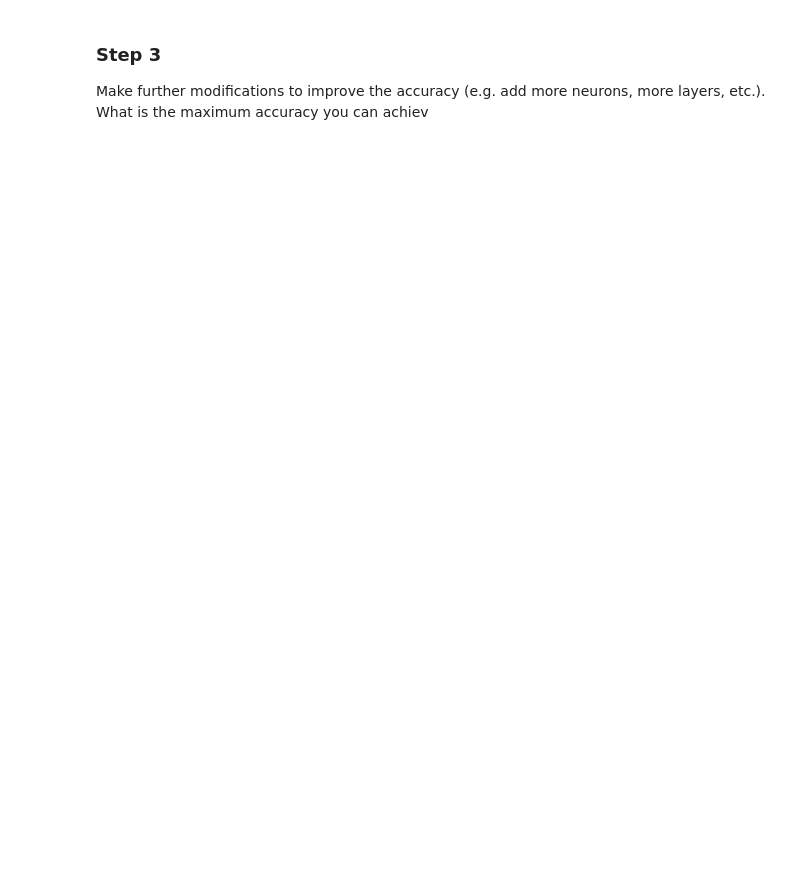
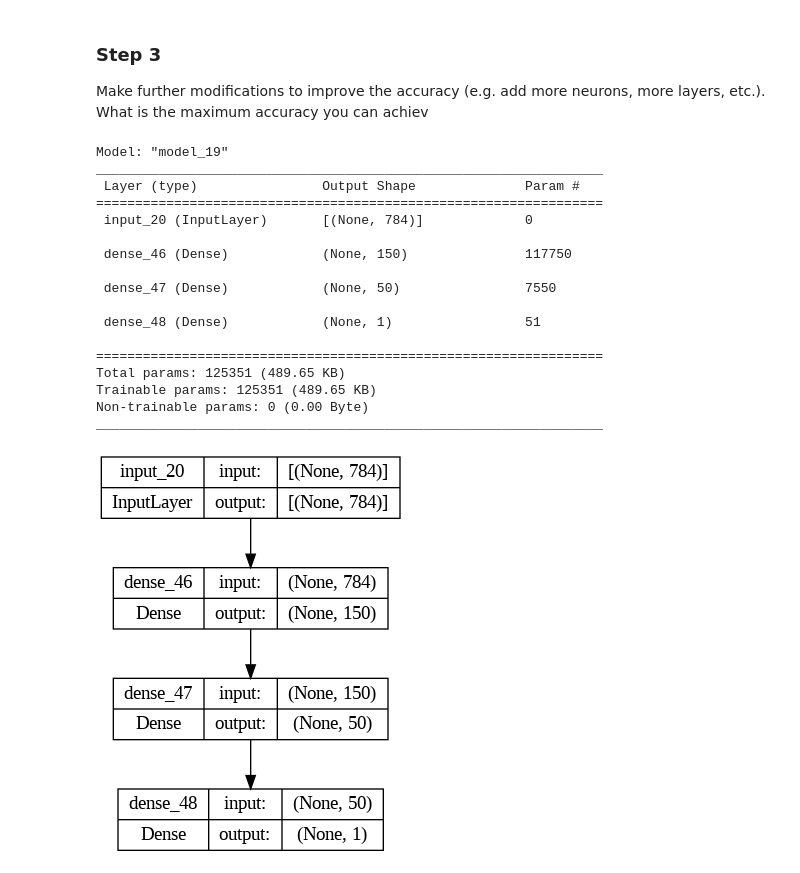
Before and after one commit to sergiyromanenko/CV-HW, a Jupyter notebook: lesson_12/homework/Homework12.ipynb, the cells around one changed output. Saved outputs shown, nothing was run; the diff lists cells and outputs as text; code cells hidden in the pictures; blank space fills up the shorter version.

```diff
--- a/lesson_12/homework/Homework12.ipynb
+++ b/lesson_12/homework/Homework12.ipynb
@@ -123,3 +198,33 @@ _________________________________________________________________
 ### Step 3
 
 Make further modifications to improve the accuracy (e.g. add more neurons, more layers, etc.). What is the maximum accuracy you can achiev
+# %%
+# more neurons, more layers
+inputs = Input(shape=(pixels.shape[1]))
+outputs = Dense(150, activation="relu")(inputs)
+outputs = Dense(50, activation="relu")(outputs)
+#outputs = Dense(10, activation="relu")(outputs)
+outputs = Dense(1, activation="linear")(outputs)
+model = Model(inputs, outputs)
+
+model.summary()
+tf.keras.utils.plot_model(model, to_file="model.png", show_shapes=True, show_layer_names=True)
+# %% [output]
+Model: "model_19"
+_________________________________________________________________
+ Layer (type)                Output Shape              Param #
+=================================================================
+ input_20 (InputLayer)       [(None, 784)]             0
+
+ dense_46 (Dense)            (None, 150)               117750
+
+ dense_47 (Dense)            (None, 50)                7550
+
+ dense_48 (Dense)            (None, 1)                 51
+
+=================================================================
+Total params: 125351 (489.65 KB)
+Trainable params: 125351 (489.65 KB)
+Non-trainable params: 0 (0.00 Byte)
+_________________________________________________________________
+[figure, added]
```
Also changed, not shown: parts of 11 cells of this notebook.
